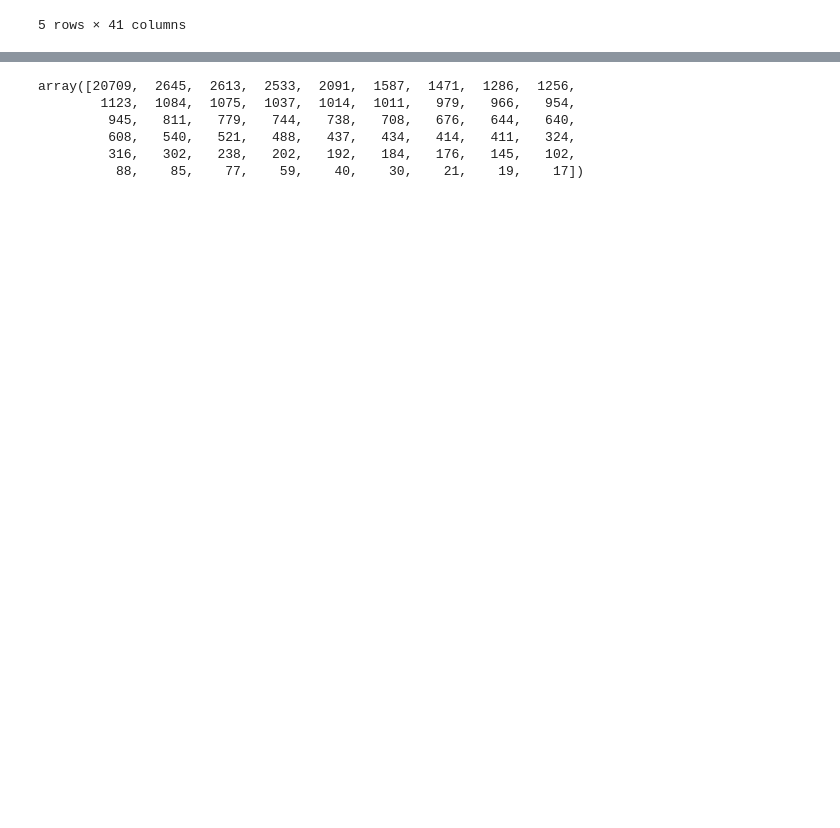
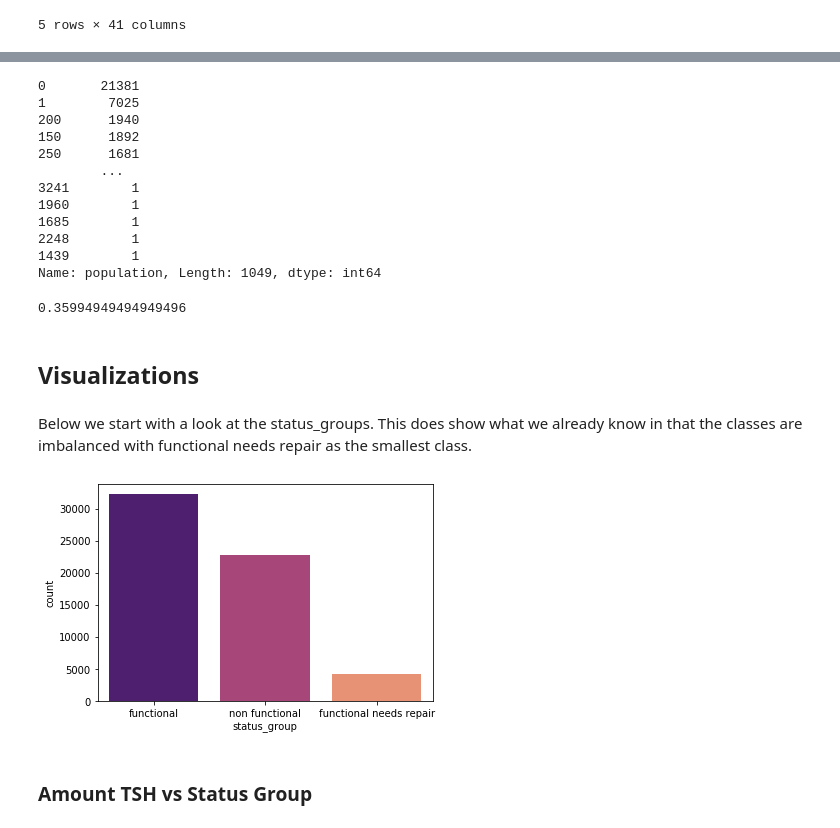
Before and after one commit to stereopickle/Tanzanian_water_pump_classificationn, a Jupyter notebook: data_exploration.ipynb, the cells around one changed output, grey strips where cells are left out. Cells and saved outputs as stored; diff of their text form; code cells hidden in the pictures; blank space fills up the shorter version.

Commit message:
organized notes and added some visualizations, not completed

```diff
--- a/data_exploration.ipynb
+++ b/data_exploration.ipynb
@@ -159,0 +203,9 @@ alpha=0.3
+# %%
+tmp = df.copy()
+tmp = df[df.longitude > 5]
+avg_lat_long = tmp.groupby('region')['latitude', 'longitude'].mean()
+# %%
+df['latitude'] = np.where(df.longitude < 5,
+         avg_lat_long['latitude'][df.region], df.latitude)
+df['longitude'] = np.where(df.longitude < 5,
+         avg_lat_long['longitude'][df.region], df.longitude)
@@ -160,9 +222,19 @@ alpha=0.3
 # %%
-df['construction_year'].value_counts().unique()
+df['population'].value_counts()
 # %% [output]
-array([20709,  2645,  2613,  2533,  2091,  1587,  1471,  1286,  1256,
-        1123,  1084,  1075,  1037,  1014,  1011,   979,   966,   954,
-         945,   811,   779,   744,   738,   708,   676,   644,   640,
-         608,   540,   521,   488,   437,   434,   414,   411,   324,
-         316,   302,   238,   202,   192,   184,   176,   145,   102,
-          88,    85,    77,    59,    40,    30,    21,    19,    17])
+0       21381
+1        7025
+200      1940
+150      1892
+250      1681
+        ...
+3241        1
+1960        1
+1685        1
+2248        1
+1439        1
+Name: population, Length: 1049, dtype: int64
+# %%
+len(df[df.population == 0]) /len(df)
+# %% [output]
+0.35994949494949496
@@ -168,0 +243,12 @@ array([20709,  2645,  2613,  2533,  2091,  1587,  1471,  1286,  1256,
+# %% [markdown]
+## Visualizations
+# %% [markdown]
+Below we start with a look at the status_groups. This does show what we already know in that
+the classes are imbalanced with functional needs repair as the smallest class.
+# %%
+sns.countplot(df.status_group, palette = 'magma')
+plt.show()
+# %% [output]
+[figure, added]
+# %% [markdown]
+### Amount TSH vs Status Group
```
Also changed, not shown: parts of 52 cells of this notebook, 1 other file.
